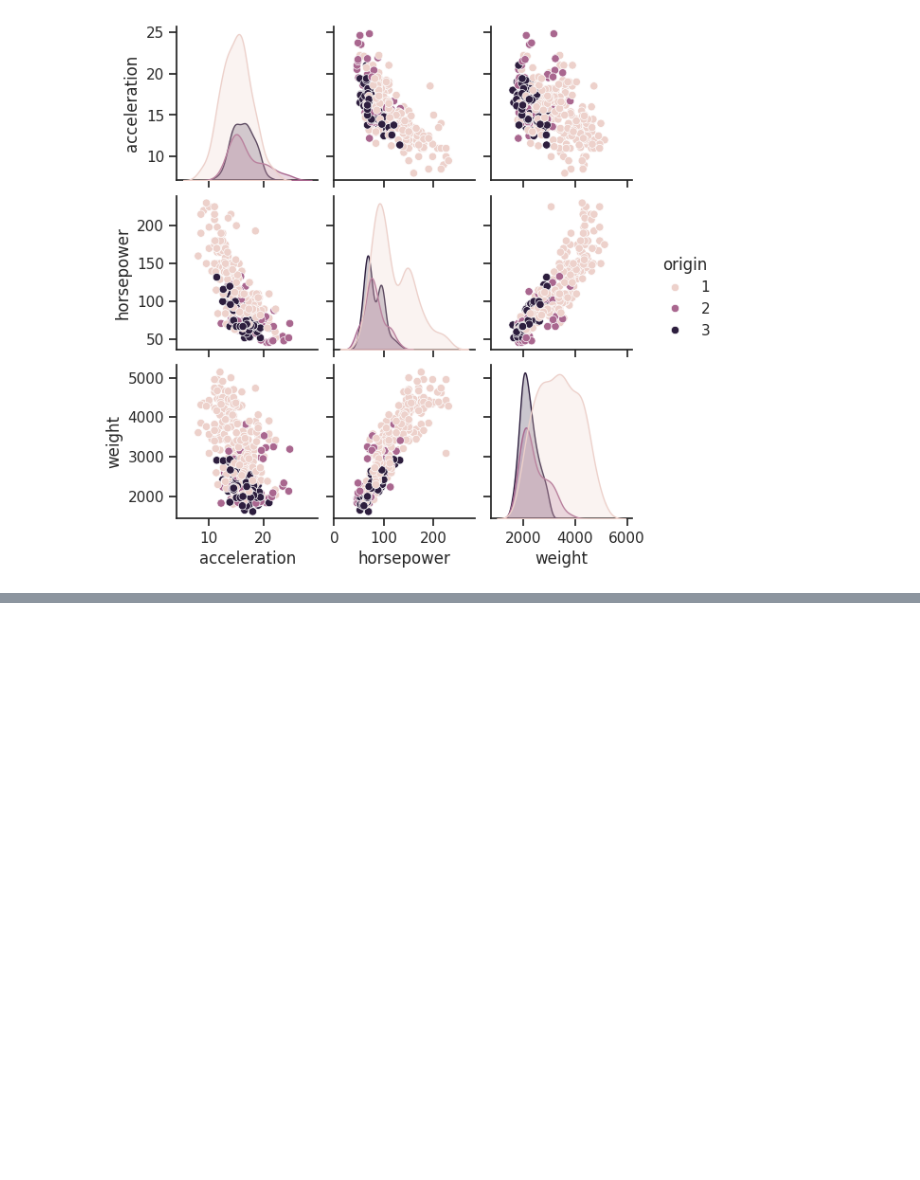
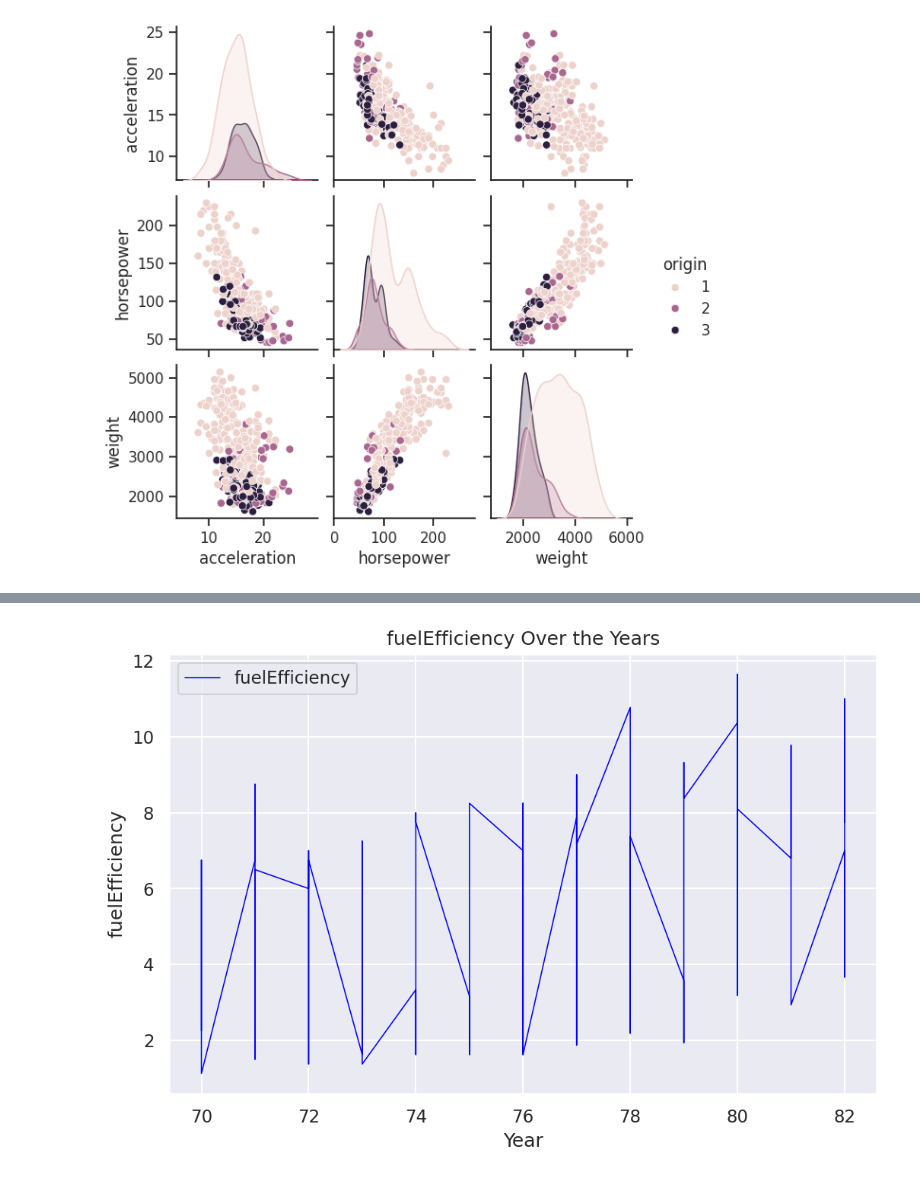
Before and after one commit to GHAUTHAM2509/data_analytics_da, a Jupyter notebook: 23BCE0487.ipynb, the cells around one changed output, grey strips where cells are left out. Saved outputs shown, nothing was run; the diff lists cells and outputs as text; code cells hidden in the pictures; blank space fills up the shorter version.

```diff
--- a/23BCE0487.ipynb
+++ b/23BCE0487.ipynb
@@ -325,0 +354,11 @@ sns.heatmap(correlation,xticklabels=correlation.columns,
+# %%
+df['fuelEfficiency'].plot(linewidth=0.75, color='blue', label='fuelEfficiency')
+
+plt.title('fuelEfficiency Over the Years')
+plt.xlabel('Year')
+plt.ylabel('fuelEfficiency')
+plt.legend()
+plt.grid(True)
+plt.show()
+# %% [output]
+[figure, added]
```
Also changed, not shown: parts of 11 cells of this notebook.
